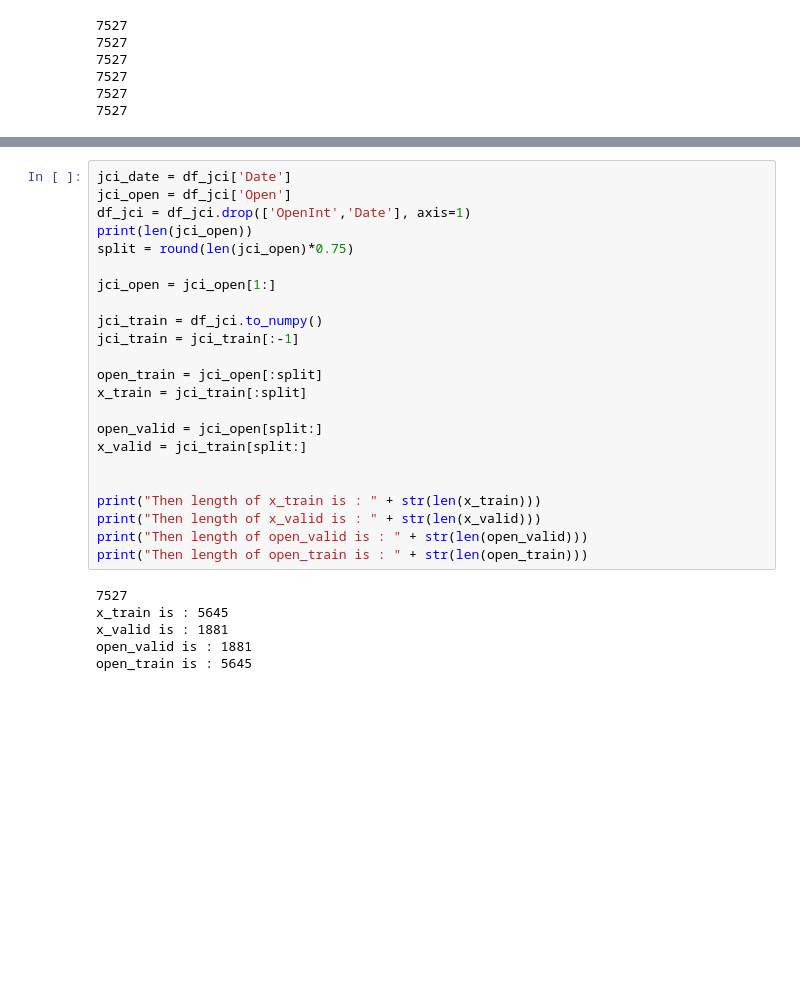
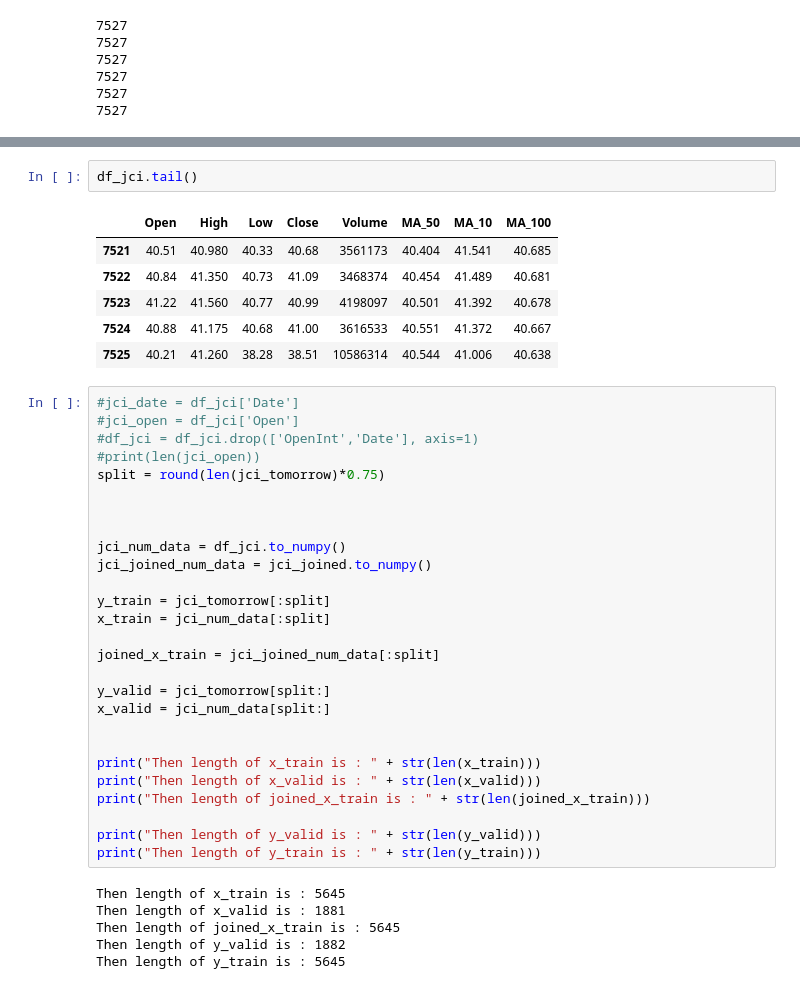
Before and after one commit to Mo0nro2e/DNN_stock_forcast, a Jupyter notebook: model.ipynb, the cells around one changed output, grey strips where cells are left out. Saved outputs shown, nothing was run; the diff lists cells and outputs as text; blank space fills up the shorter version.

```diff
--- a/model.ipynb
+++ b/model.ipynb
@@ -97,30 +116,43 @@ df_jci["MA_100"] = mov_mean(df_jci, 100)
+# %%
+df_jci.tail()
+# %% [output]
+|  | Open | High | Low | Close | Volume | MA_50 | MA_10 | MA_100 |
+| 7521 | 40.51 | 40.980 | 40.33 | 40.68 | 3561173 | 40.404 | 41.541 | 40.685 |
+| 7522 | 40.84 | 41.350 | 40.73 | 41.09 | 3468374 | 40.454 | 41.489 | 40.681 |
+| 7523 | 41.22 | 41.560 | 40.77 | 40.99 | 4198097 | 40.501 | 41.392 | 40.678 |
+| 7524 | 40.88 | 41.175 | 40.68 | 41.00 | 3616533 | 40.551 | 41.372 | 40.667 |
+| 7525 | 40.21 | 41.260 | 38.28 | 38.51 | 10586314 | 40.544 | 41.006 | 40.638 |
 # %%
-jci_date = df_jci['Date']
-jci_open = df_jci['Open']
-df_jci = df_jci.drop(['OpenInt','Date'], axis=1)
-print(len(jci_open))
-split = round(len(jci_open)*0.75)
+#jci_date = df_jci['Date']
+#jci_open = df_jci['Open']
+#df_jci = df_jci.drop(['OpenInt','Date'], axis=1)
+#print(len(jci_open))
+split = round(len(jci_tomorrow)*0.75)
 
-jci_open = jci_open[1:]
 
-jci_train = df_jci.to_numpy()
-jci_train = jci_train[:-1]
 
-open_train = jci_open[:split]
-x_train = jci_train[:split]
+jci_num_data = df_jci.to_numpy()
+jci_joined_num_data = jci_joined.to_numpy()
 
-open_valid = jci_open[split:]
-x_valid = jci_train[split:]
+y_train = jci_tomorrow[:split]
+x_train = jci_num_data[:split]
+
+joined_x_train = jci_joined_num_data[:split]
+
+y_valid = jci_tomorrow[split:]
+x_valid = jci_num_data[split:]
 
 
 print("Then length of x_train is : " + str(len(x_train)))
 print("Then length of x_valid is : " + str(len(x_valid)))
-print("Then length of open_valid is : " + str(len(open_valid)))
-print("Then length of open_train is : " + str(len(open_train)))
+print("Then length of joined_x_train is : " + str(len(joined_x_train)))
+
+print("Then length of y_valid is : " + str(len(y_valid)))
+print("Then length of y_train is : " + str(len(y_train)))
 # %% [output]
-7527
-x_train is : 5645
-x_valid is : 1881
-open_valid is : 1881
-open_train is : 5645
+Then length of x_train is : 5645
+Then length of x_valid is : 1881
+Then length of joined_x_train is : 5645
+Then length of y_valid is : 1882
+Then length of y_train is : 5645
 # %%
```
Also changed, not shown: parts of 4 cells of this notebook.
